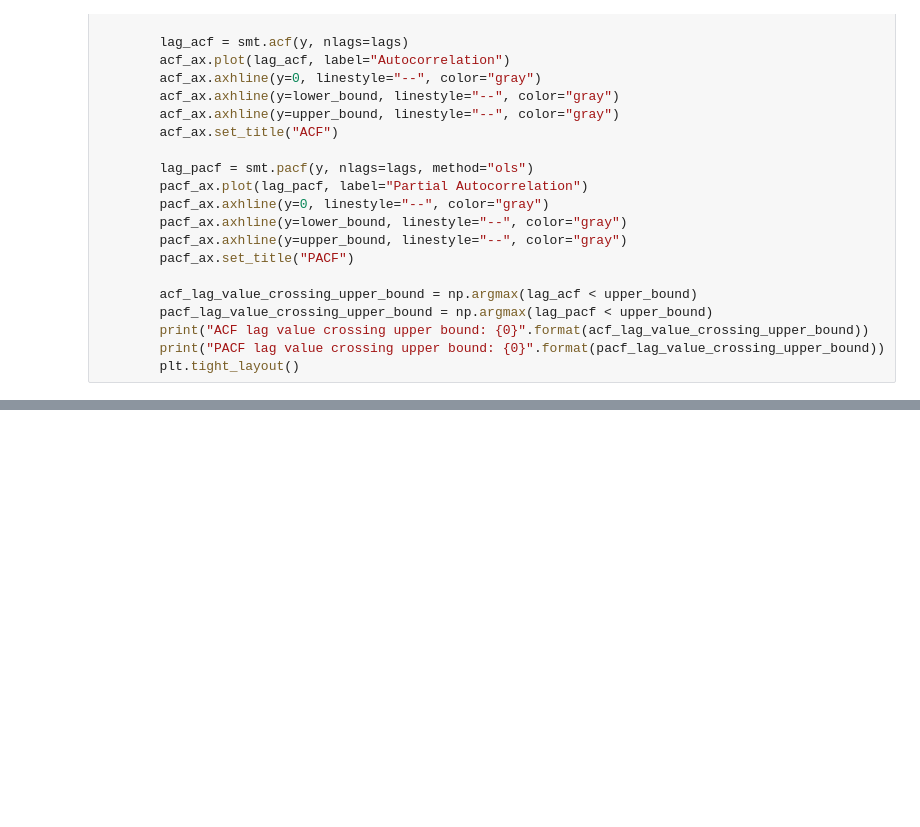
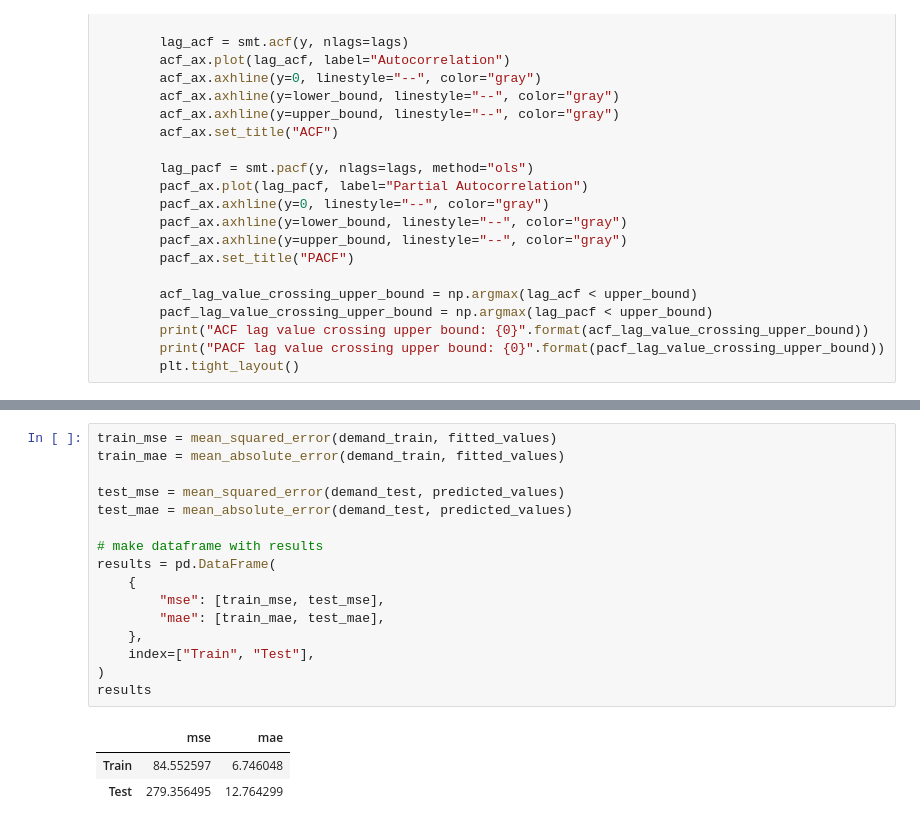
Before and after one commit to katekuian/aa_2021_magma, a Jupyter notebook: 04_predictive_analytics/01_time_series_analysis.ipynb, the cells around one changed output, grey strips where cells are left out. Drawn from its saved outputs; the diff is of its cells as text; blank space fills up the shorter version.

```diff
--- a/04_predictive_analytics/01_time_series_analysis.ipynb
+++ b/04_predictive_analytics/01_time_series_analysis.ipynb
@@ -168,0 +175,20 @@ MAPE: inf
+# %%
+train_mse = mean_squared_error(demand_train, fitted_values)
+train_mae = mean_absolute_error(demand_train, fitted_values)
+
+test_mse = mean_squared_error(demand_test, predicted_values)
+test_mae = mean_absolute_error(demand_test, predicted_values)
+
+# make dataframe with results
+results = pd.DataFrame(
+	{
+		"mse": [train_mse, test_mse],
+		"mae": [train_mae, test_mae],
+	},
+	index=["Train", "Test"],
+)
+results
+# %% [output]
+|  | mse | mae |
+| Train | 84.552597 | 6.746048 |
+| Test | 279.356495 | 12.764299 |
```
Also changed, not shown: parts of 17 cells of this notebook.
